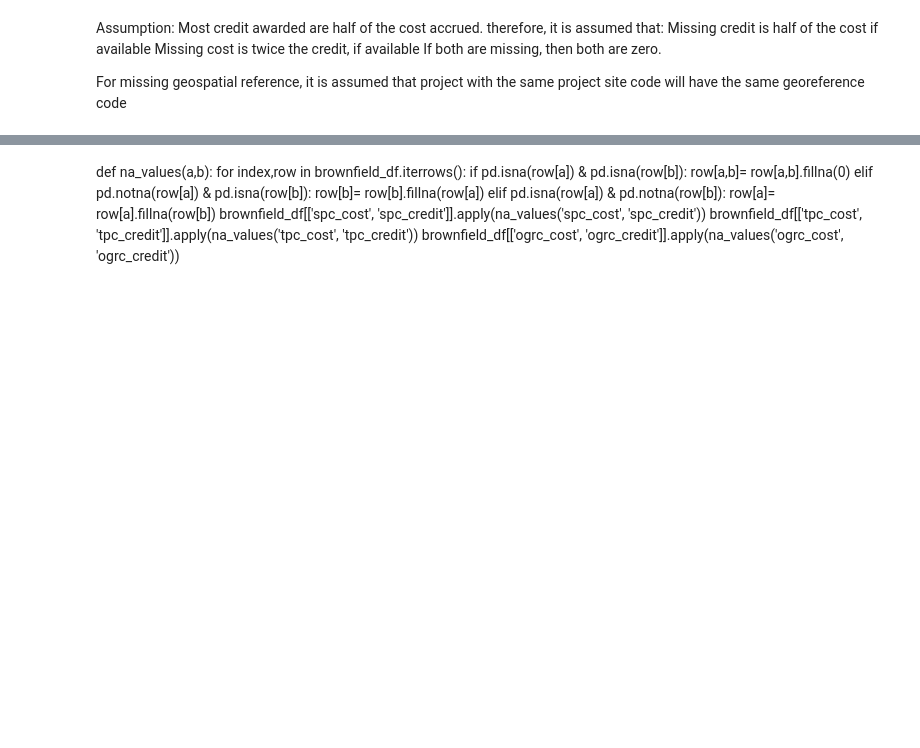
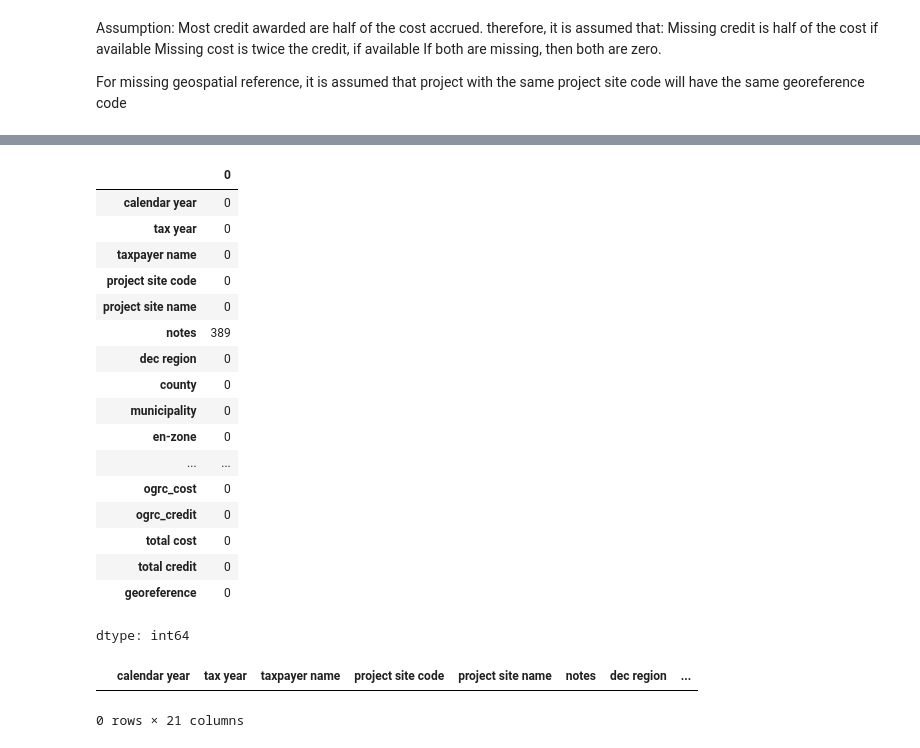
Before and after one commit to Medynal/thing, a Jupyter notebook: PRAC_I.ipynb, the cells around one changed output, grey strips where cells are left out. Cells and saved outputs as stored; diff of their text form; code cells hidden in the pictures; blank space fills up the shorter version.

```diff
--- a/PRAC_I.ipynb
+++ b/PRAC_I.ipynb
@@ -126,4 +129,4 @@ brownfield_df['total credit']= total_credit
 brownfield_df[brownfield_df['georeference'].isna()]
 ##check for complete rows with the same project site code
 brownfield_df[brownfield_df['project site code']== 'C622031']
-brownfield_df['project site code']= brownfield_df['project site code'].fillna('POINT (-74.98433 43.0259')
+brownfield_df['georeference']= brownfield_df['georeference'].fillna('POINT (-74.98433 43.0259)')
@@ -146,12 +133,22 @@ brownfield_df
-# %% [markdown]
-def na_values(a,b):
-  for index,row in brownfield_df.iterrows():
-    if pd.isna(row[a]) & pd.isna(row[b]):
-      row[a,b]= row[a,b].fillna(0)
-    elif pd.notna(row[a]) & pd.isna(row[b]):
-      row[b]= row[b].fillna(row[a])
-    elif pd.isna(row[a]) & pd.notna(row[b]):
-      row[a]= row[a].fillna(row[b])
-brownfield_df[['spc_cost', 'spc_credit']].apply(na_values('spc_cost', 'spc_credit'))
-brownfield_df[['tpc_cost', 'tpc_credit']].apply(na_values('tpc_cost', 'tpc_credit'))
-brownfield_df[['ogrc_cost', 'ogrc_credit']].apply(na_values('ogrc_cost', 'ogrc_credit'))
+# %%
+##recheck for missing values
+brownfield_df.isna().sum()
+# %% [output]
+|  | 0 |
+| calendar year | 0 |
+| tax year | 0 |
+| taxpayer name | 0 |
+| project site code | 0 |
+| project site name | 0 |
+| notes | 389 |
+| dec region | 0 |
+| county | 0 |
+| municipality | 0 |
+| en-zone | 0 |
+| ... | ... |
+| ogrc_cost | 0 |
+| ogrc_credit | 0 |
+| total cost | 0 |
+| total credit | 0 |
+| georeference | 0 |
+dtype: int64
@@ -157,0 +169,6 @@ brownfield_df[['ogrc_cost', 'ogrc_credit']].apply(na_values('ogrc_cost', 'ogrc_c
+# %%
+## checking for missing values===> No missing values!
+brownfield_df[brownfield_df['longitude'].isna()]
+# %% [output]
+|  | calendar year | tax year | taxpayer name | project site code | project site name | notes | dec region | ... |
+0 rows × 21 columns
```
Also changed, not shown: parts of 6 cells of this notebook.
